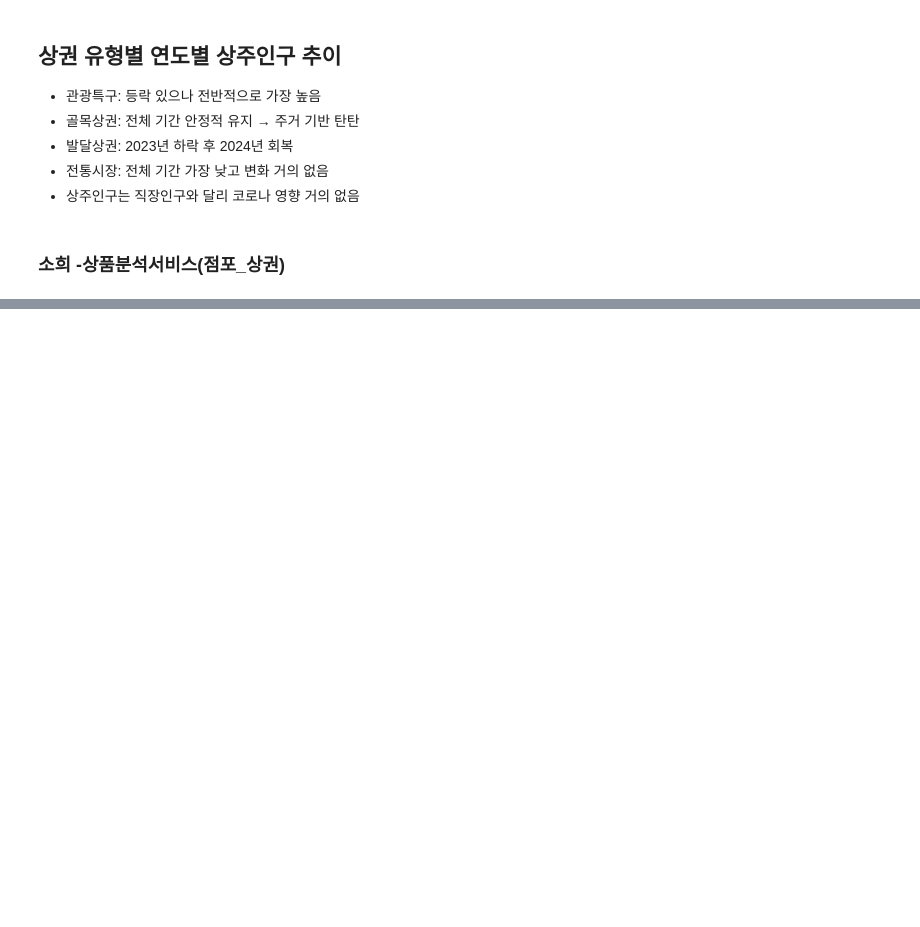
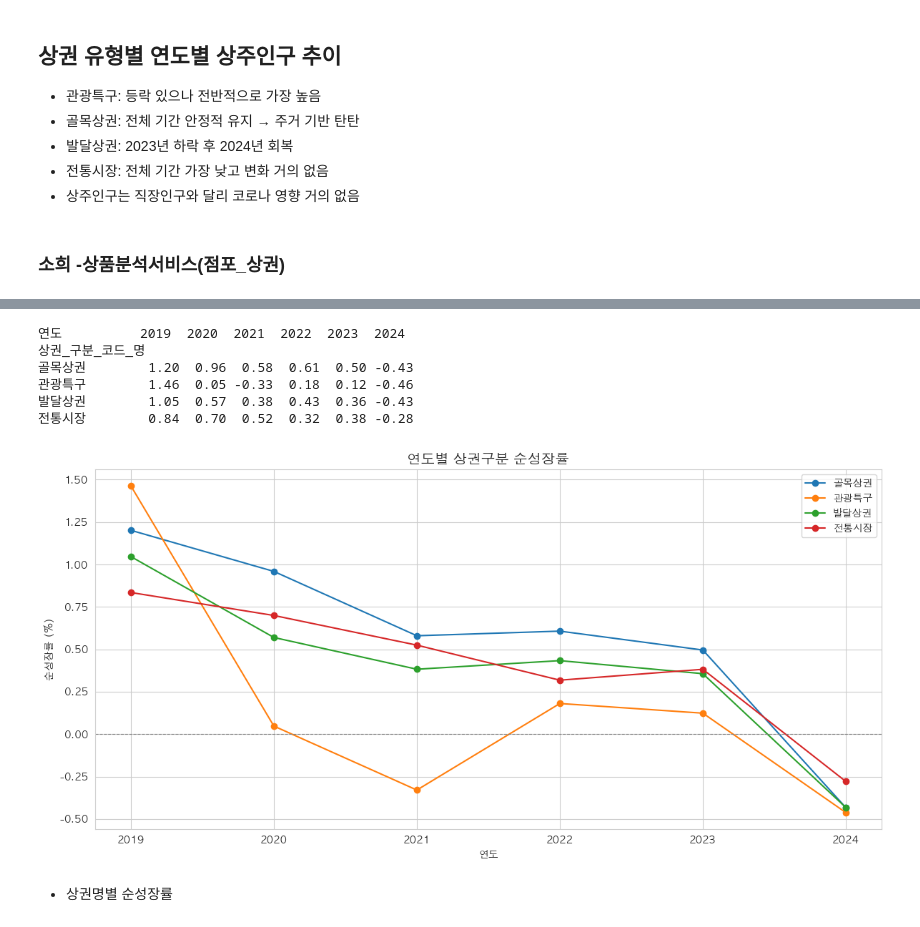
Before and after one commit to sonjiwoo-creator/seouldf, a Jupyter notebook: main.ipynb, the cells around one changed output, grey strips where cells are left out. Saved outputs shown, nothing was run; the diff lists cells and outputs as text; code cells hidden in the pictures; blank space fills up the shorter version.

```diff
--- a/main.ipynb
+++ b/main.ipynb
@@ -2199,0 +2421,38 @@ LATEST_QUARTER = 20244  # 2024년 4분기
+# %%
+#연도별로 순성장률
+상권_구분_순성장률 = df_전체.groupby(['연도','상권_구분_코드_명']).agg(
+    평균개업률 = ('개업_율', 'mean'),
+    평균폐업률 = ('폐업_률', 'mean')
+).reset_index()
+
+상권_구분_순성장률['순성장률'] = 상권_구분_순성장률['평균개업률'] - 상권_구분_순성장률['평균폐업률']
+
+
+pivot = 상권_구분_순성장률.pivot(index='상권_구분_코드_명', columns='연도', values='순성장률')
+print(pivot)
+# %% [output]
+연도          2019  2020  2021  2022  2023  2024
+상권_구분_코드_명
+골목상권        1.20  0.96  0.58  0.61  0.50 -0.43
+관광특구        1.46  0.05 -0.33  0.18  0.12 -0.46
+발달상권        1.05  0.57  0.38  0.43  0.36 -0.43
+전통시장        0.84  0.70  0.52  0.32  0.38 -0.28
+# %%
+import matplotlib.pyplot as plt
+
+fig, ax = plt.subplots(figsize=(12, 6))
+
+for 상권 in pivot.index:
+    ax.plot(pivot.columns, pivot.loc[상권], marker='o', label=상권)
+
+ax.set_title('연도별 상권구분 순성장률', fontsize=14)
+ax.set_xlabel('연도')
+ax.set_ylabel('순성장률 (%)')
+ax.axhline(y=0, color='gray', linestyle='--', linewidth=0.8)  # 0 기준선
+ax.legend(loc='best')
+plt.tight_layout()
+plt.show()
+# %% [output]
+[figure, added]
+# %% [markdown]
+* 상권명별 순성장률
```
Also changed, not shown: parts of 29 cells of this notebook.
